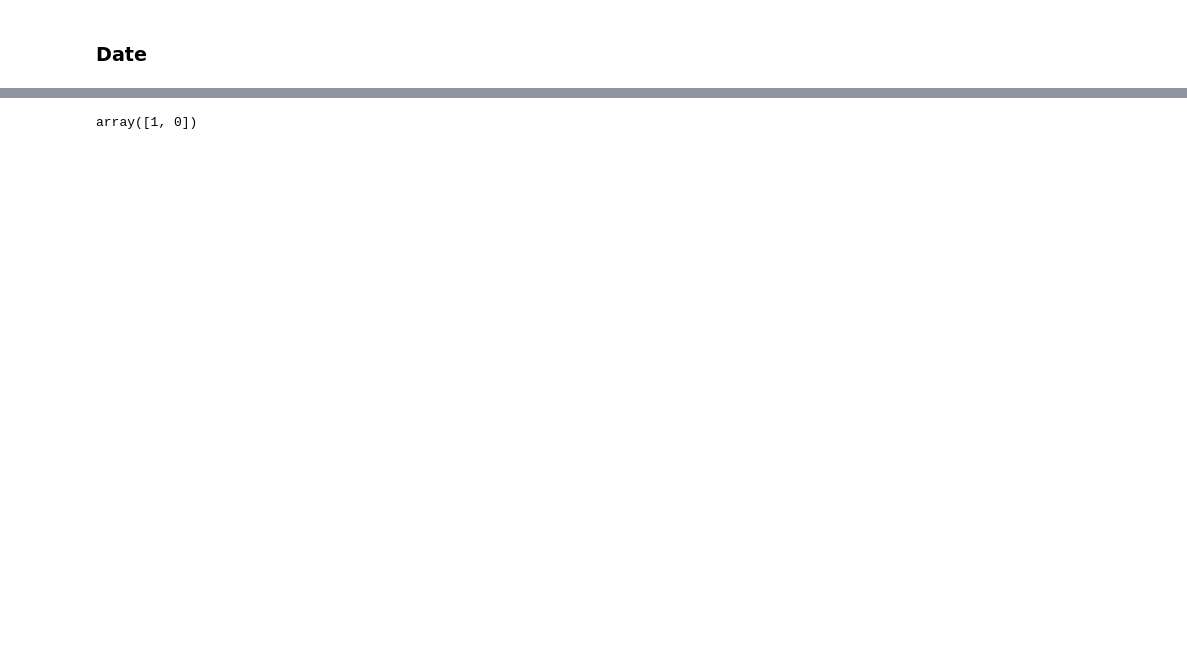
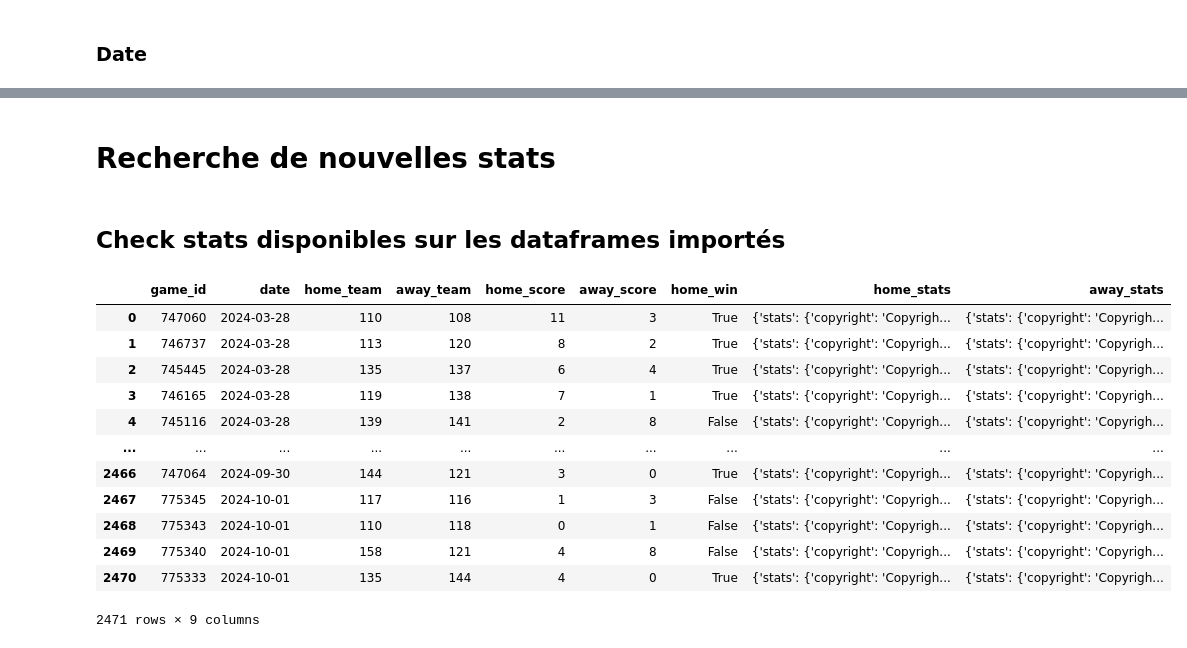
Before and after one commit to lucaslgk/baseball_ai, a Jupyter notebook: baseball_ai/Data/exploration_data.ipynb, the cells around one changed output, grey strips where cells are left out. Drawn from its saved outputs; the diff is of its cells as text; code cells hidden in the pictures; blank space fills up the shorter version.

```diff
--- a/baseball_ai/Data/exploration_data.ipynb
+++ b/baseball_ai/Data/exploration_data.ipynb
@@ -409,8 +339,25 @@ memory usage: 3.8 MB
 # %%
 df['home_win'] = df['home_win'].astype(int)
-# %%
-df['home_win'].unique()
-# %% [output]
-array([1, 0])
 # %%
 df.to_csv('clean/mlb_games_2017_2024.csv', index=False)
+# %% [markdown]
+# Recherche de nouvelles stats
+# %% [markdown]
+## Check stats disponibles sur les dataframes importés
+# %%
+df = pd.read_csv("raw/mlb_games_2024.csv")
+df
+# %% [output]
+|  | game_id | date | home_team | away_team | home_score | away_score | home_win | home_stats | away_stats |
+| 0 | 747060 | 2024-03-28 | 110 | 108 | 11 | 3 | True | {'stats': {'copyright': 'Copyrigh... | {'stats': {'copyright': 'Copyrigh... |
+| 1 | 746737 | 2024-03-28 | 113 | 120 | 8 | 2 | True | {'stats': {'copyright': 'Copyrigh... | {'stats': {'copyright': 'Copyrigh... |
+| 2 | 745445 | 2024-03-28 | 135 | 137 | 6 | 4 | True | {'stats': {'copyright': 'Copyrigh... | {'stats': {'copyright': 'Copyrigh... |
+| 3 | 746165 | 2024-03-28 | 119 | 138 | 7 | 1 | True | {'stats': {'copyright': 'Copyrigh... | {'stats': {'copyright': 'Copyrigh... |
+| 4 | 745116 | 2024-03-28 | 139 | 141 | 2 | 8 | False | {'stats': {'copyright': 'Copyrigh... | {'stats': {'copyright': 'Copyrigh... |
+| ... | ... | ... | ... | ... | ... | ... | ... | ... | ... |
+| 2466 | 747064 | 2024-09-30 | 144 | 121 | 3 | 0 | True | {'stats': {'copyright': 'Copyrigh... | {'stats': {'copyright': 'Copyrigh... |
+| 2467 | 775345 | 2024-10-01 | 117 | 116 | 1 | 3 | False | {'stats': {'copyright': 'Copyrigh... | {'stats': {'copyright': 'Copyrigh... |
+| 2468 | 775343 | 2024-10-01 | 110 | 118 | 0 | 1 | False | {'stats': {'copyright': 'Copyrigh... | {'stats': {'copyright': 'Copyrigh... |
+| 2469 | 775340 | 2024-10-01 | 158 | 121 | 4 | 8 | False | {'stats': {'copyright': 'Copyrigh... | {'stats': {'copyright': 'Copyrigh... |
+| 2470 | 775333 | 2024-10-01 | 135 | 144 | 4 | 0 | True | {'stats': {'copyright': 'Copyrigh... | {'stats': {'copyright': 'Copyrigh... |
+2471 rows × 9 columns
```
Also changed, not shown: parts of 30 cells of this notebook, 1 other file.
